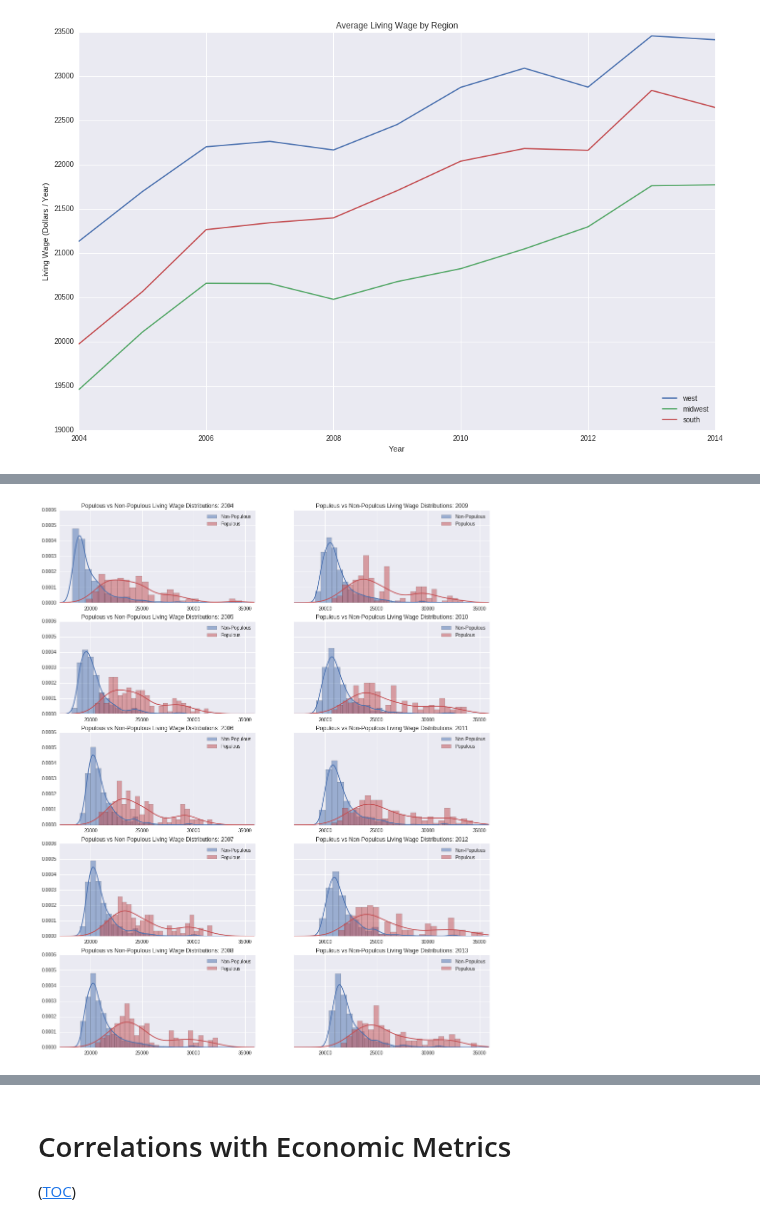
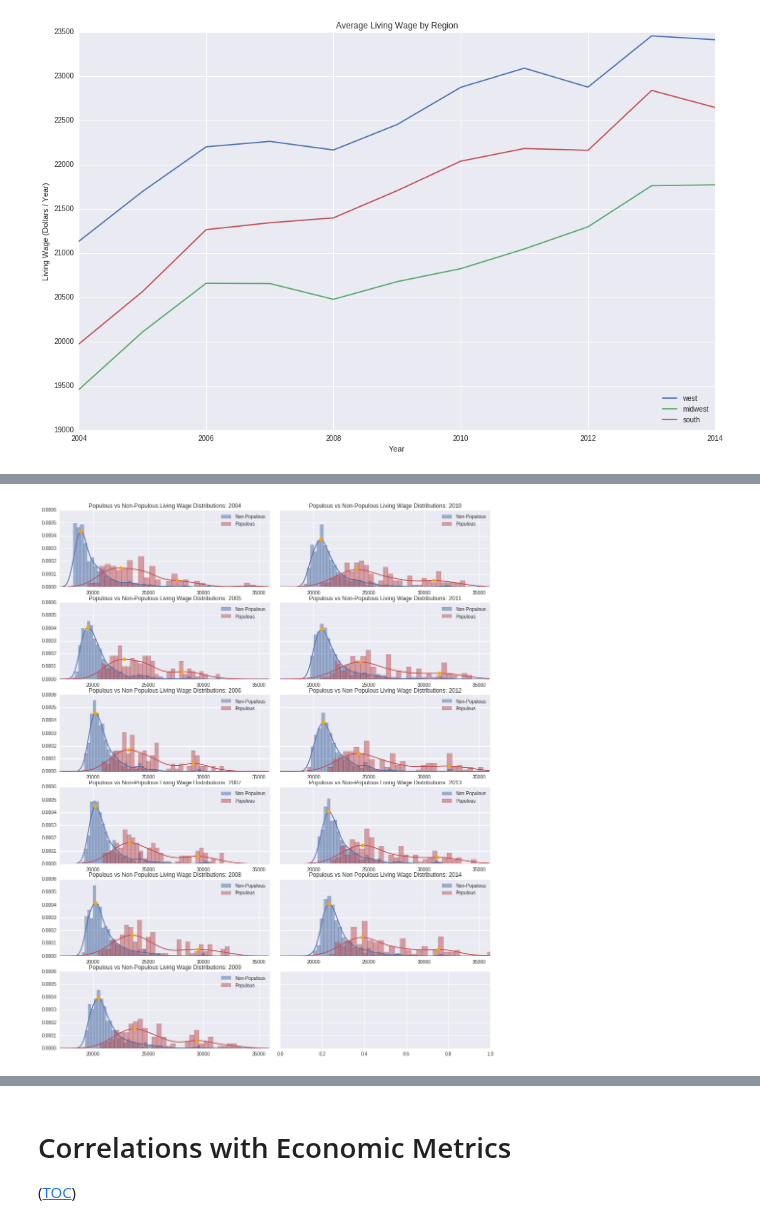
Before and after one commit to jquacinella/LivingWageModelExtension, a Jupyter notebook: Master's Thesis.ipynb, the cells around one changed output, grey strips where cells are left out. Saved outputs shown, nothing was run; the diff lists cells and outputs as text; code cells hidden in the pictures.

Commit message:
Adding more analysis and plots to population divisions in living wage averages, and cost breakdown

```diff
--- a/Master's Thesis.ipynb
+++ b/Master's Thesis.ipynb
@@ -613,6 +614,12 @@ missed Bristol County MA
 missed Plymouth County MA
 missed Hampden County MA
 134
+# %%
+# Serialize
+# pickle.dump(most_populous_fips, open(os.path.join(PROJECT_PATH, "most_populous_fips.v1.csv"), "wb"))
+
+# De-serialize
+most_populous_fips = pickle.load(open("most_populous_fips.v1.csv", "rb"))
 # %% [markdown]
 ## Food Costs
 
@@ -1196,8 +1208,8 @@ Some observations:
 # %%
 # Three subplots sharing both x/y axes
-f, ((ax11, ax12), (ax21, ax22), (ax31, ax32), (ax41, ax42), (ax51, ax52)) = \
-    plt.subplots(5, 2, sharey=True, figsize=(16, 20))
-axes = [ax11, ax21, ax31, ax41, ax51, ax12, ax22, ax32, ax42, ax52]
+f, ((ax11, ax12), (ax21, ax22), (ax31, ax32), (ax41, ax42), (ax51, ax52), (ax61, ax62)) = \
+    plt.subplots(6, 2, sharey=True, figsize=(16, 20))
+axes = [ax11, ax21, ax31, ax41, ax51, ax61, ax12, ax22, ax32, ax42, ax52, ax62]
 
 # Caclulate the inverse of the most populous counties (which is defined in FMR section)
 least_populous_fips = list(set(final_model_values_df.index.values) - set(most_populous_fips))
@@ -1207,9 +1219,9 @@ most_populous_living_wage_df = final_model_values_df.loc[most_populous_fips]
 least_populous_living_wage_df = final_model_values_df.loc[least_populous_fips]
 
 # Color the histograms and density plots with same color
-current_palette = sns.color_palette()
-color_nonpopulous = current_palette[2]
-color_populous = current_palette[0]
+current_color_palette = sns.color_palette()
+color_nonpopulous = current_color_palette[2]
+color_populous = current_color_palette[0]
 
 # Keep track of variances of each distro
 mpvariance = []
@@ -1217,40 +1229,71 @@ lpvariance = []
 
 # X-axis
 x = numpy.arange(17000, 36000, 100)
 
+split_threshold = [27500, 27500, 27500, 27500, 27500, 27500, 29000, 29500, 29500, 29500, 29500]
+
+least_populous_maxes = []
+most_populous_maxes = []
+most_populous2_maxes = []
+
 plot_idx = 0
-for year in range(2004, 2014):
+for year in model_years:
     # Subset data for populous counties by year, and store variance of distribution
-    most_populous_living_wage_data = most_populous_living_wage_df[ most_populous_living_wage_df["year"] == year ]["total_cost"].values
+    most_populous_living_wage_data = most_populous_living_wage_df[ most_populous_living_wage_df["year"] == year ]["total_cost"]
     mpvariance.append(np.std(most_populous_living_wage_data))
 
     # Subset data for non-populous counties by year, and store variance of distribution
-    least_populous_living_wage_data = least_populous_living_wage_df[ least_populous_living_wage_df["year"] == year ]["total_cost"].values
+    least_populous_living_wage_data = least_populous_living_wage_df[ least_populous_living_wage_df["year"] == year ]["total_cost"]
     lpvariance.append(np.std(least_populous_living_wage_data))
 
     # Histogram / density plot of populous counties living wage distribution
-    axes[plot_idx].hist(least_populous_living_wage_data, 25, normed=True, label="Non-Populous", alpha=0.5, color=color_populous)
+    axes[plot_idx].hist(least_populous_living_wage_data.values, 50, normed=True, label="Non-Populous", alpha=0.5, color=color_populous)
     density = stats.kde.gaussian_kde(least_populous_living_wage_data)
     axes[plot_idx].plot(x, density(x), color=color_populous)
 
+    # Least populous maxes
+    least_populous_density = density(least_populous_living_wage_data.values)
+    least_populous_max_idx = argmax(least_populous_density)
+    axes[plot_idx].plot(least_populous_living_wage_data.values[least_populous_max_idx],
+                       least_populous_density[least_populous_max_idx], marker='D', color='orange')
+    least_populous_maxes.append(least_populous_living_wage_data.values[least_populous_max_idx])
+
     # Histogram / density plot of non-populous counties living wage distribution
-    axes[plot_idx].hist(most_populous_living_wage_data, 25, normed=True, label="Populous", alpha=0.5, color=color_nonpopulous)
-    density = stats.kde.gaussian_kde(most_populous_living_wage_data)
+    axes[plot_idx].hist(most_populous_living_wage_data.values, 30, normed=True, label="Populous", alpha=0.5, color=color_nonpopulous)
+    density = stats.kde.gaussian_kde(most_populous_living_wage_data.values)
     axes[plot_idx].plot(x, density(x), color=color_nonpopulous)
+
+    # Most populous maxes
+    first_group = most_populous_living_wage_data[most_populous_living_wage_data <= split_threshold[plot_idx]]
+    first_group_density = density(first_group.values)
+    most_populous_max_idx = argmax(first_group_density)
+    axes[plot_idx].plot(first_group.values[most_populous_max_idx],
+                       first_group_density[most_populous_max_idx], marker='o', color='orange')
+    most_populous_maxes.append(first_group.values[most_populous_max_idx])
+
+    second_group = most_populous_living_wage_data[most_populous_living_wage_data > split_threshold[plot_idx]]
+    second_group_density = density(second_group.values)
+    most_populous2_max_idx = argmax(density(second_group.values))
+    axes[plot_idx].plot(second_group.values[most_populous2_max_idx],
+                       second_group_density[most_populous2_max_idx], marker='o', color='orange')
+    most_populous2_maxes.append(second_group.values[most_populous2_max_idx])
+
 
     # Figure metadata and plot
     axes[plot_idx].legend()
     axes[plot_idx].set_title("Populous vs Non-Populous Living Wage Distributions: %d" % year)
     axes[plot_idx].set_xlim([17000, 36000])
 
     # Go to next plot
     plot_idx += 1
 
+plt.subplots_adjust(wspace=0.05)
+
 # Standard deviation
 # print np.average(mpvariance) 3085.7098474
 # print np.average(lpvariance) 1739.76349887
 # %% [output]
-[figure, old version]
+[figure, new version]
 # %%
 # import matplotlib.animation as animation
 
```
Also changed, not shown: parts of 14 cells of this notebook.
